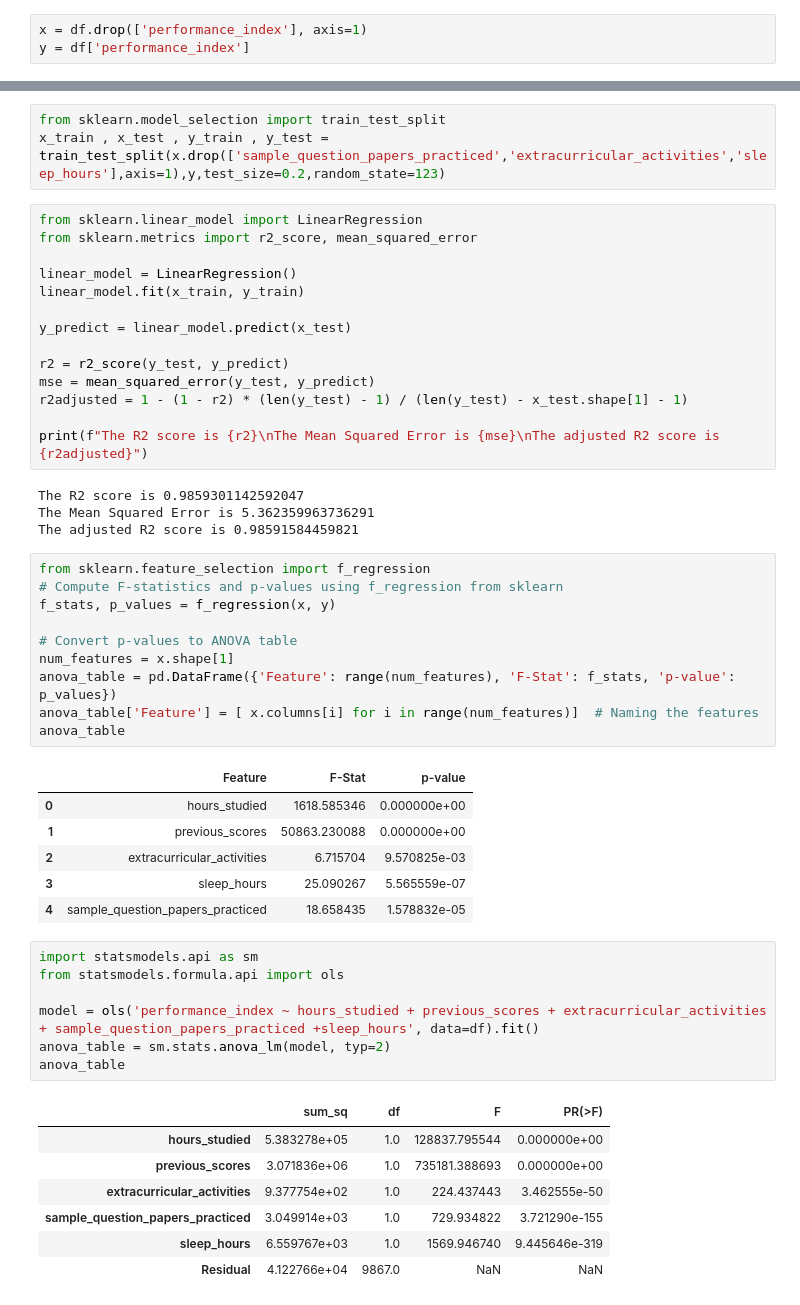
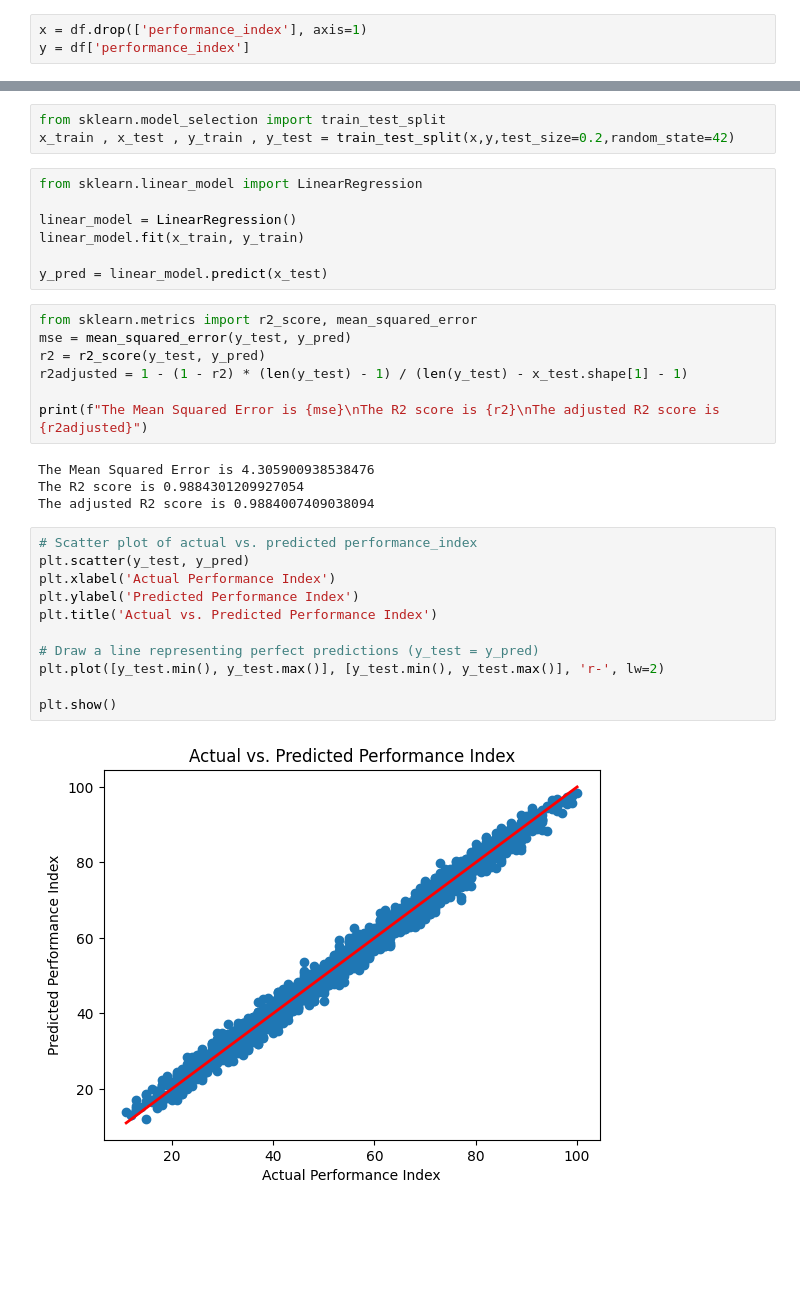
Before and after one commit to Marwan051/final_regression_project, a Jupyter notebook: final.ipynb, the cells around one changed output, grey strips where cells are left out. Cells and saved outputs as stored; diff of their text form; blank space fills up the shorter version.

```diff
--- a/final.ipynb
+++ b/final.ipynb
@@ -149,53 +211,34 @@ Text(0.5, 0, 'sample_question_papers_practiced')
 # %%
 from sklearn.model_selection import train_test_split
-x_train , x_test , y_train , y_test = train_test_split(x.drop(['sample_question_papers_practiced','extracurricular_activities','sleep_hours'],axis=1),y,test_size=0.2,random_state=123)
+x_train , x_test , y_train , y_test = train_test_split(x,y,test_size=0.2,random_state=42)
+# %%
+from sklearn.linear_model import LinearRegression
+
+linear_model = LinearRegression()
+linear_model.fit(x_train, y_train)
+
+y_pred = linear_model.predict(x_test)
 # %%
-from sklearn.linear_model import LinearRegression
 from sklearn.metrics import r2_score, mean_squared_error
-
-linear_model = LinearRegression()
-linear_model.fit(x_train, y_train)
-
-y_predict = linear_model.predict(x_test)
-
-r2 = r2_score(y_test, y_predict)
-mse = mean_squared_error(y_test, y_predict)
+mse = mean_squared_error(y_test, y_pred)
+r2 = r2_score(y_test, y_pred)
 r2adjusted = 1 - (1 - r2) * (len(y_test) - 1) / (len(y_test) - x_test.shape[1] - 1)
 
-print(f"The R2 score is {r2}\nThe Mean Squared Error is {mse}\nThe adjusted R2 score is {r2adjusted}")
+print(f"The Mean Squared Error is {mse}\nThe R2 score is {r2}\nThe adjusted R2 score is {r2adjusted}")
 # %% [output]
-The R2 score is 0.9859301142592047
-The Mean Squared Error is 5.362359963736291
-The adjusted R2 score is 0.98591584459821
+The Mean Squared Error is 4.305900938538476
+The R2 score is 0.9884301209927054
+The adjusted R2 score is 0.9884007409038094
-# %%
-from sklearn.feature_selection import f_regression
-# Compute F-statistics and p-values using f_regression from sklearn
-f_stats, p_values = f_regression(x, y)
-
-# Convert p-values to ANOVA table
-num_features = x.shape[1]
-anova_table = pd.DataFrame({'Feature': range(num_features), 'F-Stat': f_stats, 'p-value': p_values})
-anova_table['Feature'] = [ x.columns[i] for i in range(num_features)]  # Naming the features
-anova_table
-# %% [output]
-|  | Feature | F-Stat | p-value |
-| 0 | hours_studied | 1618.585346 | 0.000000e+00 |
-| 1 | previous_scores | 50863.230088 | 0.000000e+00 |
-| 2 | extracurricular_activities | 6.715704 | 9.570825e-03 |
-| 3 | sleep_hours | 25.090267 | 5.565559e-07 |
-| 4 | sample_question_papers_practiced | 18.658435 | 1.578832e-05 |
-# %%
-import statsmodels.api as sm
-from statsmodels.formula.api import ols
-
-model = ols('performance_index ~ hours_studied + previous_scores + extracurricular_activities + sample_question_papers_practiced +sleep_hours', data=df).fit()
-anova_table = sm.stats.anova_lm(model, typ=2)
-anova_table
-# %% [output]
-|  | sum_sq | df | F | PR(>F) |
-| hours_studied | 5.383278e+05 | 1.0 | 128837.795544 | 0.000000e+00 |
-| previous_scores | 3.071836e+06 | 1.0 | 735181.388693 | 0.000000e+00 |
-| extracurricular_activities | 9.377754e+02 | 1.0 | 224.437443 | 3.462555e-50 |
-| sample_question_papers_practiced | 3.049914e+03 | 1.0 | 729.934822 | 3.721290e-155 |
-| sleep_hours | 6.559767e+03 | 1.0 | 1569.946740 | 9.445646e-319 |
-| Residual | 4.122766e+04 | 9867.0 | NaN | NaN |
+# %%
+# Scatter plot of actual vs. predicted performance_index
+plt.scatter(y_test, y_pred)
+plt.xlabel('Actual Performance Index')
+plt.ylabel('Predicted Performance Index')
+plt.title('Actual vs. Predicted Performance Index')
+
+# Draw a line representing perfect predictions (y_test = y_pred)
+plt.plot([y_test.min(), y_test.max()], [y_test.min(), y_test.max()], 'r-', lw=2)
+
+plt.show()
+# %% [output]
+[figure, added]
```
Also changed, not shown: parts of 21 cells of this notebook, 2 other files.
